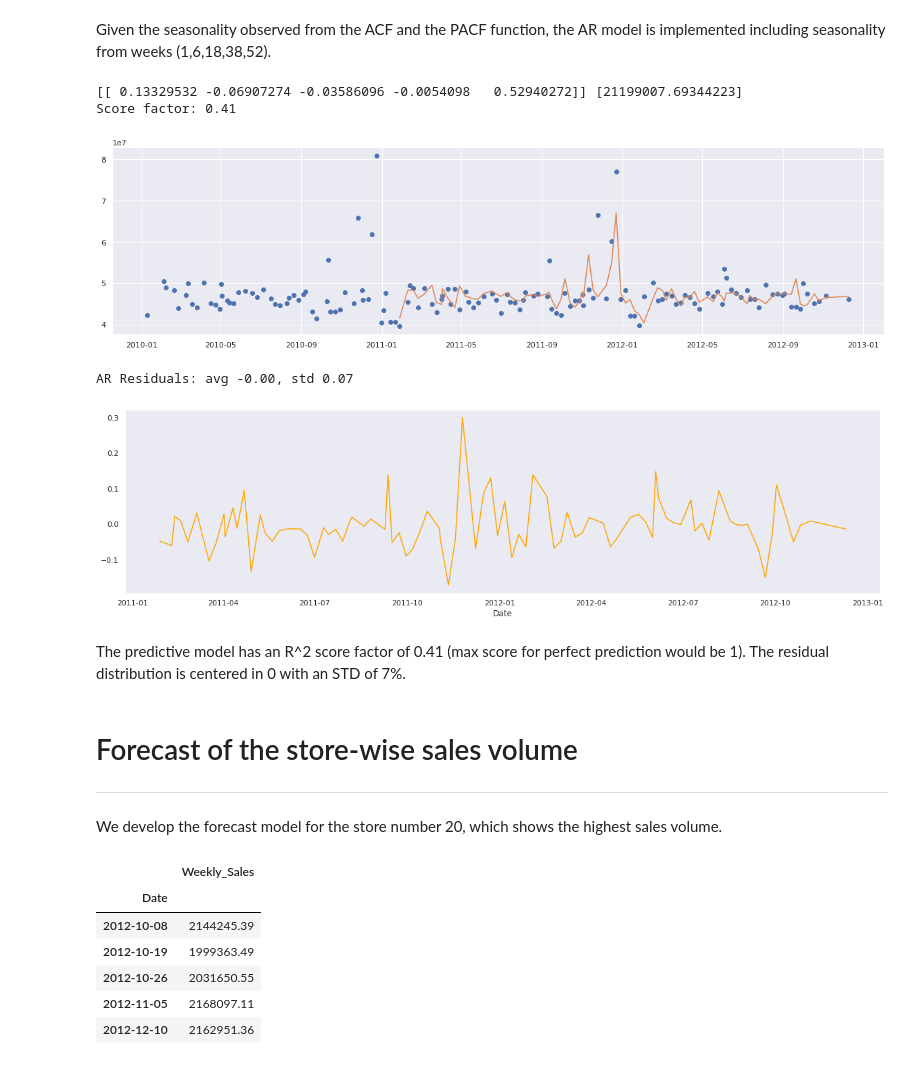
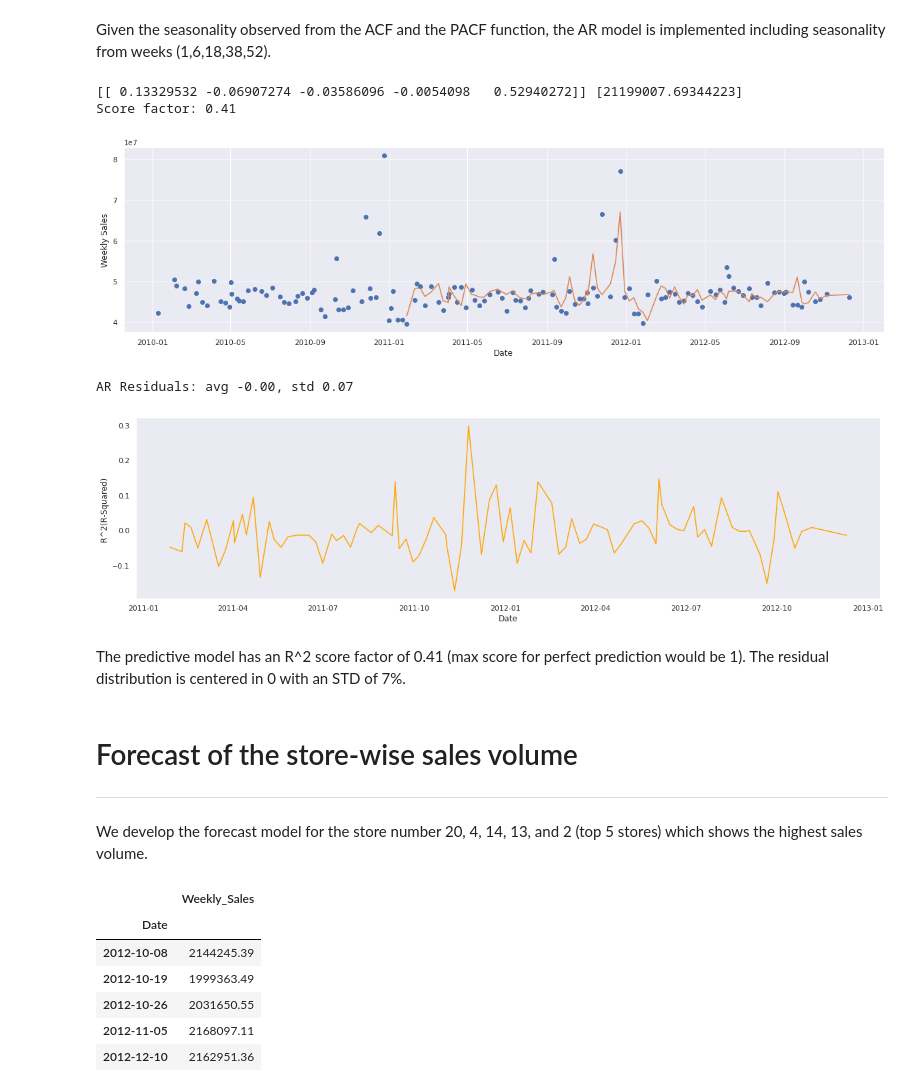
Before and after one commit to Sinethemba-nongqoto/Research-project, a Jupyter notebook: Analysis_0f_Results.ipynb, the cells around one changed output. Cells and saved outputs as stored; diff of their text form; code cells hidden in the pictures.

```diff
--- a/Analysis_0f_Results.ipynb
+++ b/Analysis_0f_Results.ipynb
@@ -358,26 +364,29 @@ orders=np.array([1,6,18,38,52])
 coef, intercept = fit_ar_model(st,orders)
 pred=pd.DataFrame(index=st.index, data=predict_ar_model(st, orders, coef, intercept))
 plt.figure(figsize=(20,5))
+plt.xlabel('Date')
+plt.ylabel('Weekly Sales')
 plt.plot(st, 'o')
 plt.plot(pred)
 plt.show()
 # %% [output]
 [[ 0.13329532 -0.06907274 -0.03586096 -0.0054098   0.52940272]] [21199007.69344223]
 Score factor: 0.41
-[figure, old version]
+[figure, new version]
 # %%
 diff=(st['Weekly_Sales']-pred[0])/st['Weekly_Sales']
 
 print('AR Residuals: avg %.2f, std %.2f' % (diff.mean(), diff.std()))
 
 plt.figure(figsize=(20,5))
 plt.plot(diff, c='orange')
+plt.ylabel('R^2(R-Squared) ')
 plt.xlabel('Date')
 plt.grid()
 plt.show()
 # %% [output]
 AR Residuals: avg -0.00, std 0.07
-[figure, old version]
+[figure, new version]
 # %% [markdown]
 
 
@@ -386,7 +395,7 @@ The predictive model has an R^2 score factor of 0.41 (max score for perfect pred
 # Forecast of the store-wise sales volume
 ---
 
-We develop the forecast model for the store number 20, which shows the highest sales volume.
+We develop the forecast model for the store number 20, 4, 14, 13, and 2 (top 5 stores) which shows the highest sales volume.
 # %%
 df20=sales_df.where( sales_df['Store'] == 20)
 df20=df20.dropna()
```
Also changed, not shown: parts of 22 cells of this notebook.
